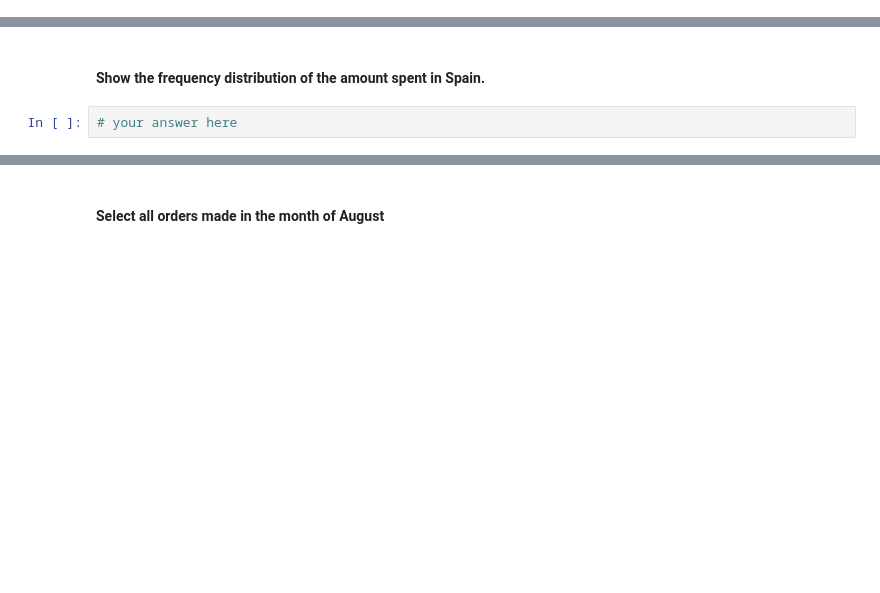
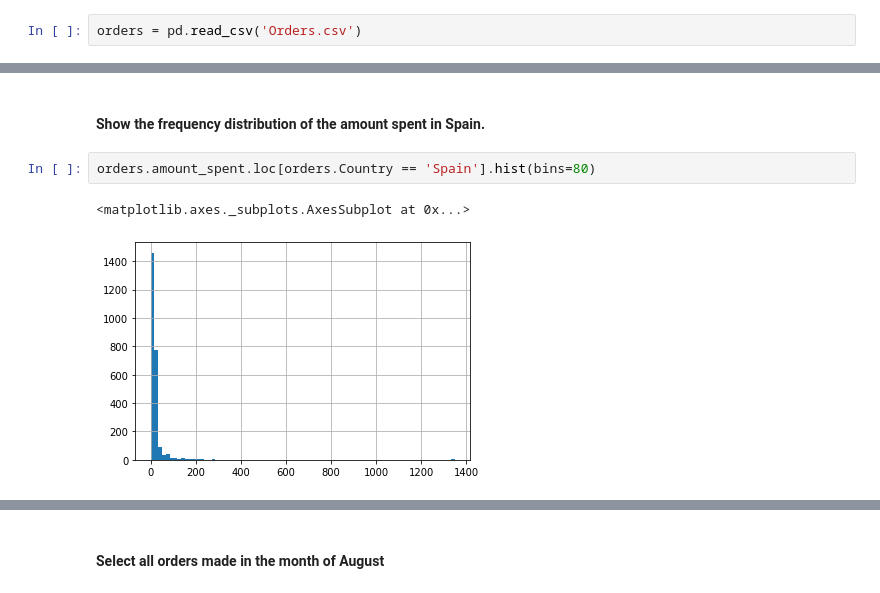
Before and after one commit to ta-datapt-bcn/lab-subsetting-and-descriptive-stats, a Jupyter notebook: your-code/main.ipynb, the cells around one changed output, grey strips where cells are left out. Cells and saved outputs as stored; diff of their text form; blank space fills up the shorter version.

```diff
--- a/your-code/main.ipynb
+++ b/your-code/main.ipynb
@@ -155,2 +363,4 @@ Hint : There are 3 ways to do it. Do it all ways.
+# %%
+orders = pd.read_csv('Orders.csv')
 # %% [markdown]
 #### Explore your dataset by looking at the data types and the summary statistics. Comment your results
@@ -201,4 +554,7 @@ Hint: Use string functions
 # %% [markdown]
 #### Show the frequency distribution of the amount spent in Spain.
-# %%
-# your answer here
+# %%
+orders.amount_spent.loc[orders.Country == 'Spain'].hist(bins=80)
+# %% [output]
+<matplotlib.axes._subplots.AxesSubplot at 0x...>
+[figure, added]
```
Also changed, not shown: parts of 97 cells of this notebook.
